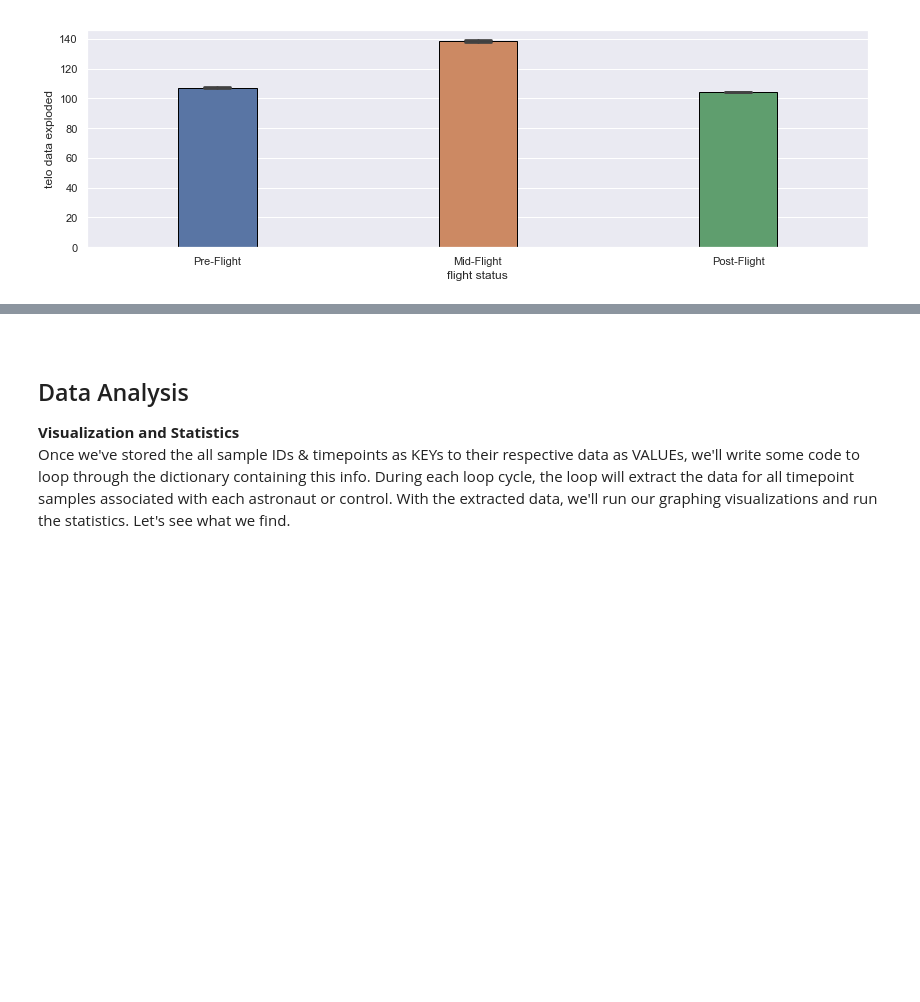
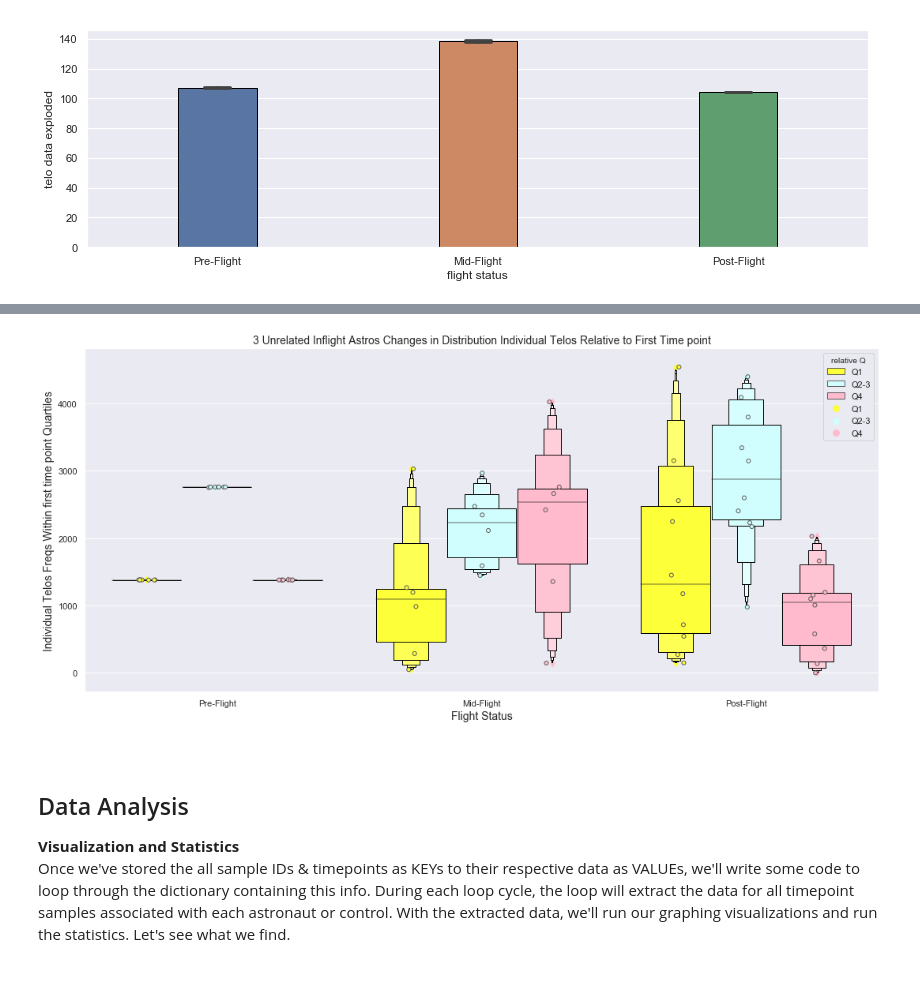
Before and after one commit to Jared-Luxton/NASA-astronauts-telomeres-chromosomes, a Jupyter notebook: NASA-astros-telomeres-JupyterNotebook.ipynb, the cells around one changed output, grey strips where cells are left out. Cells and saved outputs as stored; diff of their text form; code cells hidden in the pictures; blank space fills up the shorter version.

```diff
--- a/NASA-astros-telomeres-JupyterNotebook.ipynb
+++ b/NASA-astros-telomeres-JupyterNotebook.ipynb
@@ -357,3 +418,21 @@ ax = sns.stripplot(x='flight status', y='Q freq counts', hue='relative Q', data=
+# %%
+fig = plt.figure(figsize=(18,8))
+sns.set_style(style="darkgrid",rc= {'patch.edgecolor': 'black'})
+palette ={"Q1":"#fdff38","Q2-3":"#d0fefe","Q4":"#ffbacd"}
+
+ax = sns.boxenplot(x='flight status', y='Q freq counts', hue='relative Q', data=telos_mid_flight_only_astros, palette=palette,
+             linewidth=2, saturation=5, color="black")
+ax = sns.stripplot(x='flight status', y='Q freq counts', hue='relative Q', data=telos_mid_flight_only_astros, palette=palette,
+             linewidth=1, color="black", dodge=True)
+
+ax=fig.gca()
+ax.set_title('3 Unrelated Inflight Astros Changes in Distribution Individual Telos Relative to First Time point', fontsize=14)
+ax.set_xlabel('Flight Status', fontsize=14)
+ax.set_ylabel('Individual Telos Freqs Within first time point Quartiles', fontsize=14)
+
+plt.savefig('3 unrelated inflight astros examining changes in individual telomeres by quartile.pdf')
+# %% [output]
+[figure, added]
 # %% [markdown]
 <a id='data-analysis'></a>
 &nbsp;
```
Also changed, not shown: parts of 33 cells of this notebook, 2 other files.
